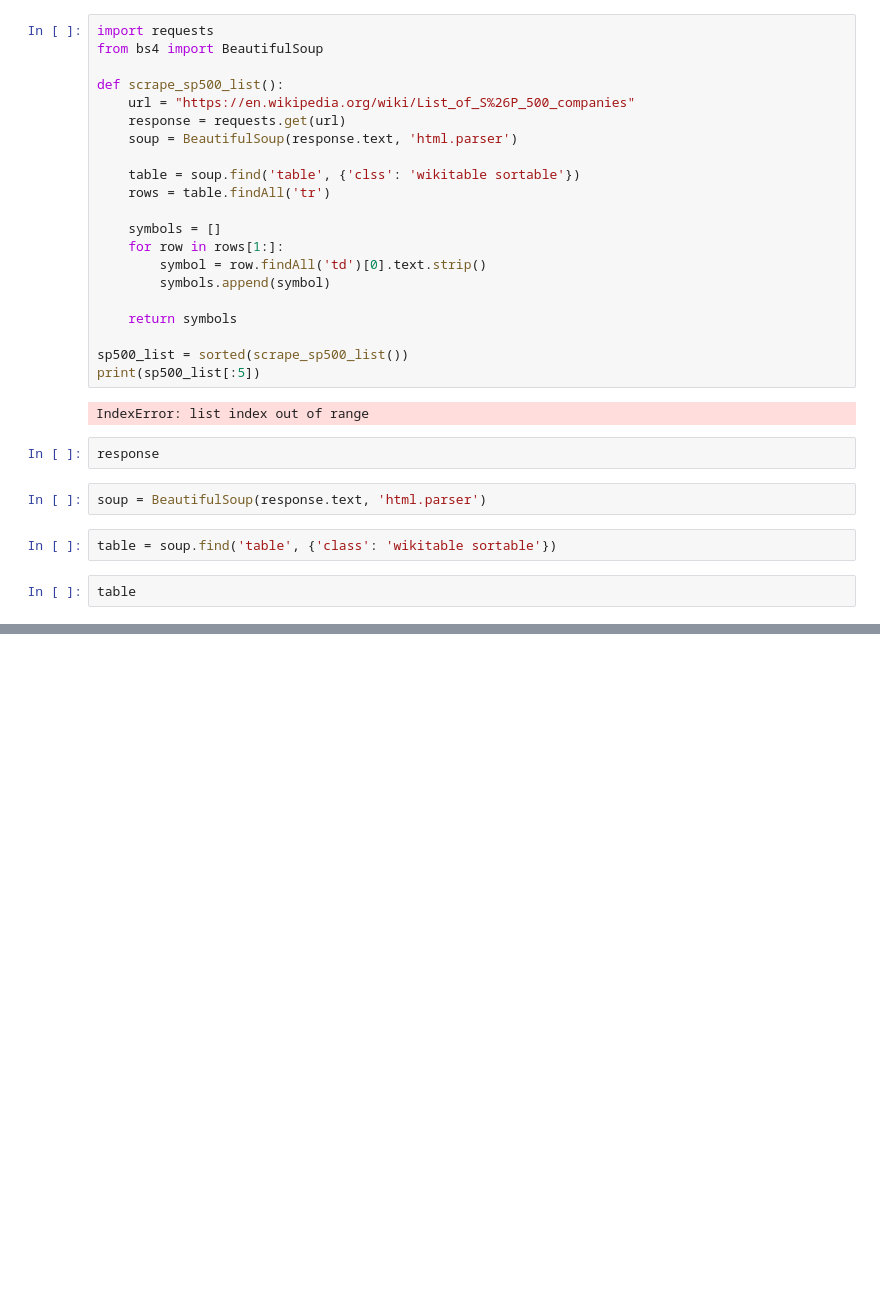
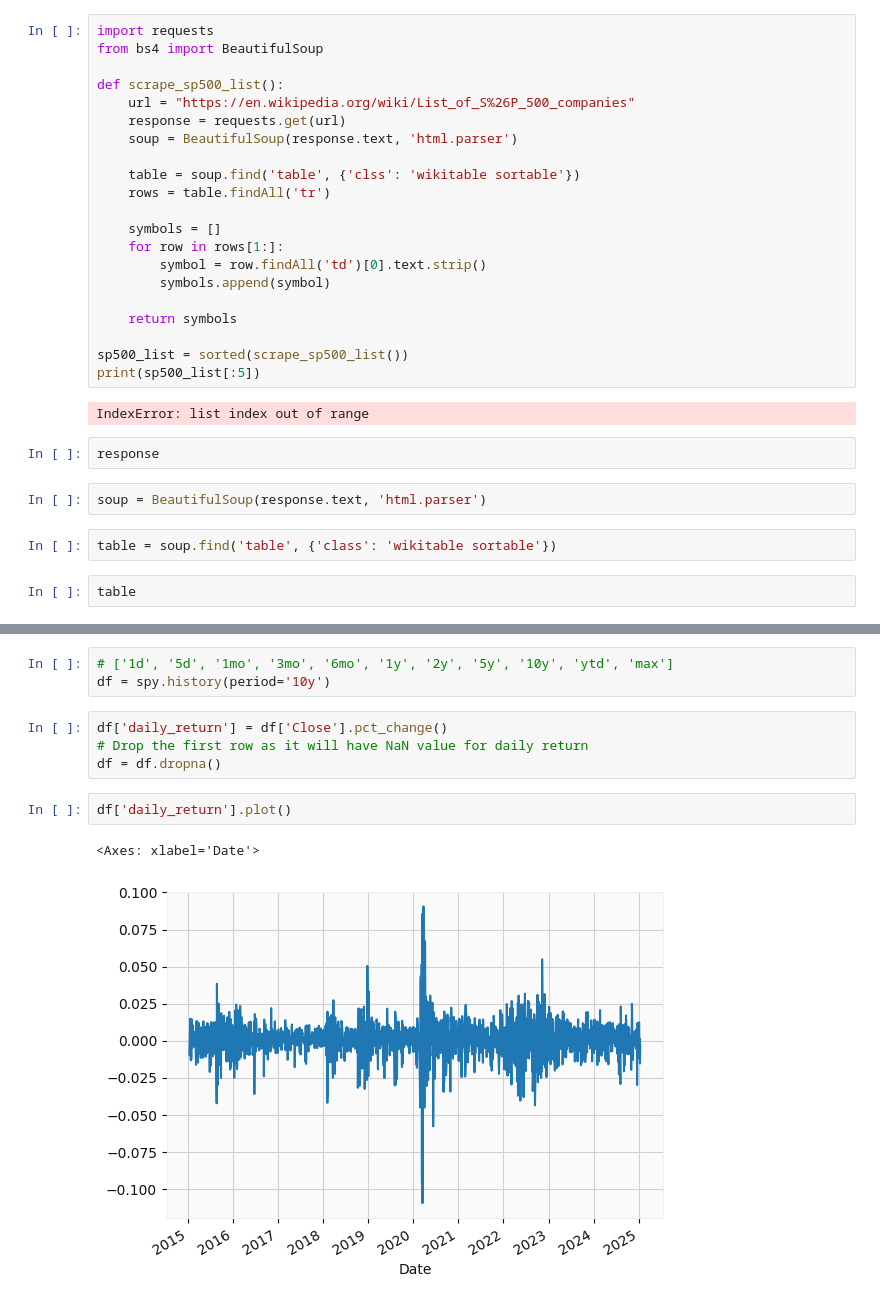
Before and after one commit to MarkEHolland/financial-newsfeed, a Jupyter notebook: notebooks/financial-application.ipynb, the cells around one changed output, grey strips where cells are left out. Saved outputs shown, nothing was run; the diff lists cells and outputs as text; blank space fills up the shorter version.

```diff
--- a/notebooks/financial-application.ipynb
+++ b/notebooks/financial-application.ipynb
@@ -673,0 +736,12 @@ table
+# %%
+# ['1d', '5d', '1mo', '3mo', '6mo', '1y', '2y', '5y', '10y', 'ytd', 'max']
+df = spy.history(period='10y')
+# %%
+df['daily_return'] = df['Close'].pct_change()
+# Drop the first row as it will have NaN value for daily return
+df = df.dropna()
+# %%
+df['daily_return'].plot()
+# %% [output]
+<Axes: xlabel='Date'>
+[figure, added]
```
Also changed, not shown: parts of 40 cells of this notebook.
